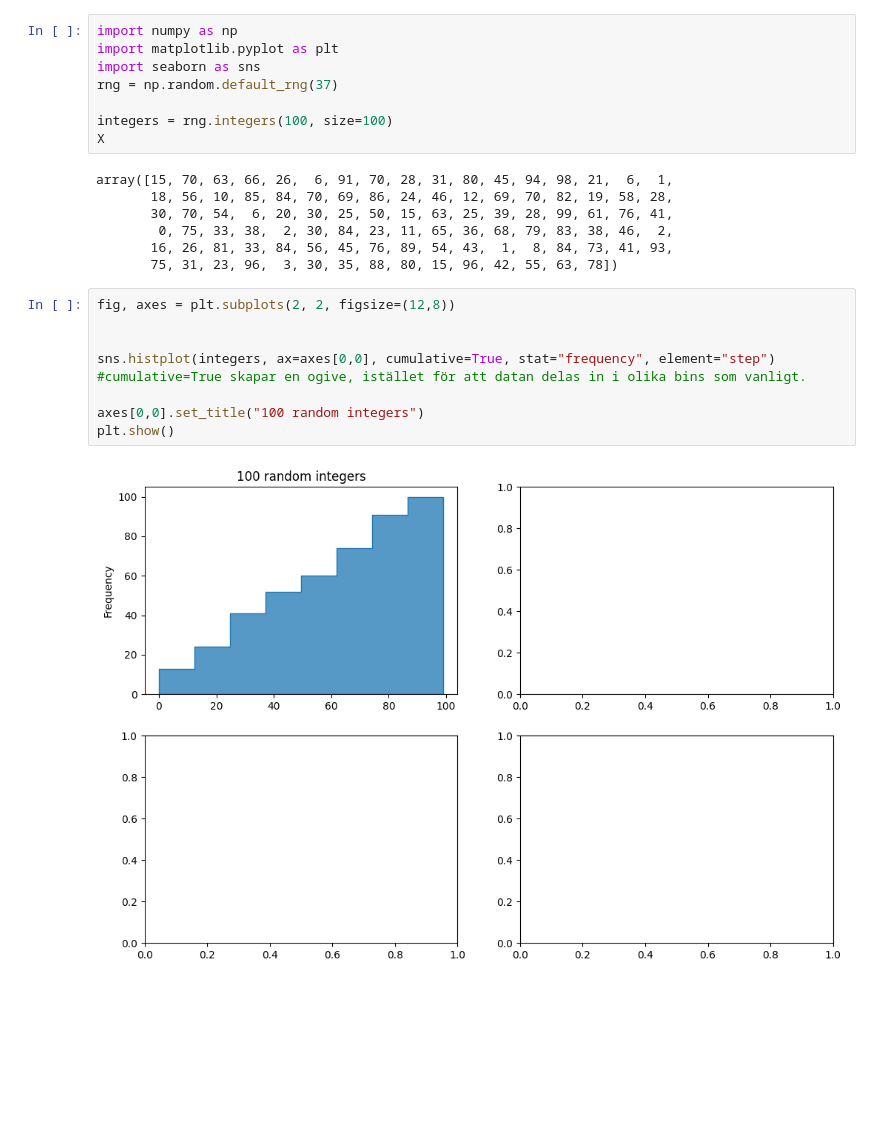
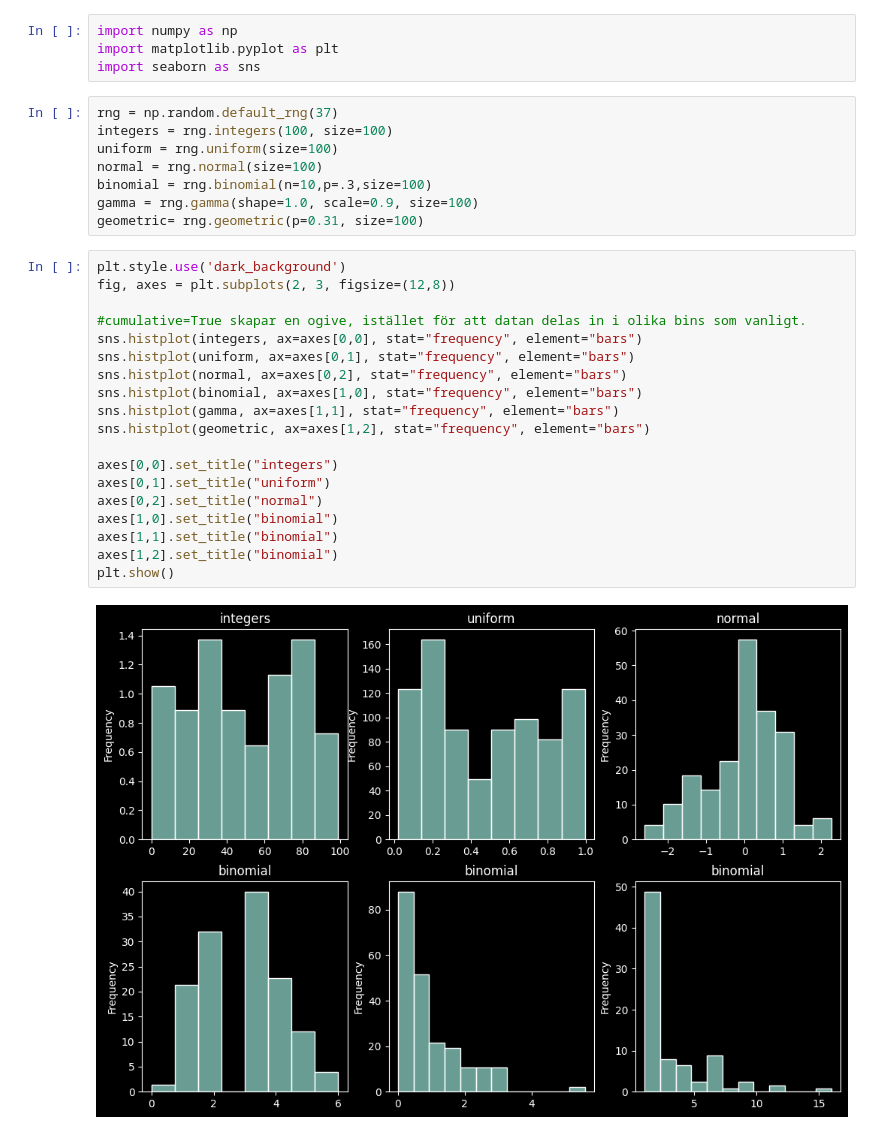
Before and after one commit to SebastianPetersson/Statistiska-metoder, a Jupyter notebook: python_repetition.ipynb, the cells around one changed output. Saved outputs shown, nothing was run; the diff lists cells and outputs as text; blank space fills up the shorter version.

Commit message:
Skapat Histogram och kumulativa histogram + ecdf-linje, gjort om till forloops och bättre kod.

```diff
--- a/python_repetition.ipynb
+++ b/python_repetition.ipynb
@@ -2,24 +2,32 @@
 import numpy as np
 import matplotlib.pyplot as plt
 import seaborn as sns
-rng = np.random.default_rng(37)
-
-integers = rng.integers(100, size=100)
-X
-# %% [output]
-array([15, 70, 63, 66, 26,  6, 91, 70, 28, 31, 80, 45, 94, 98, 21,  6,  1,
-       18, 56, 10, 85, 84, 70, 69, 86, 24, 46, 12, 69, 70, 82, 19, 58, 28,
-       30, 70, 54,  6, 20, 30, 25, 50, 15, 63, 25, 39, 28, 99, 61, 76, 41,
-        0, 75, 33, 38,  2, 30, 84, 23, 11, 65, 36, 68, 79, 83, 38, 46,  2,
-       16, 26, 81, 33, 84, 56, 45, 76, 89, 54, 43,  1,  8, 84, 73, 41, 93,
-       75, 31, 23, 96,  3, 30, 35, 88, 80, 15, 96, 42, 55, 63, 78])
-# %%
-fig, axes = plt.subplots(2, 2, figsize=(12,8))
-
-
-sns.histplot(integers, ax=axes[0,0], cumulative=True, stat="frequency", element="step") #cumulative=True skapar en ogive, istället för att datan delas in i olika bins som vanligt.
-
-axes[0,0].set_title("100 random integers")
-plt.show()
-# %% [output]
-[figure, removed]
+# %%
+rng = np.random.default_rng(37)
+integers = rng.integers(100, size=100)
+uniform = rng.uniform(size=100)
+normal = rng.normal(size=100)
+binomial = rng.binomial(n=10,p=.3,size=100)
+gamma = rng.gamma(shape=1.0, scale=0.9, size=100)
+geometric= rng.geometric(p=0.31, size=100)
+# %%
+plt.style.use('dark_background')
+fig, axes = plt.subplots(2, 3, figsize=(12,8))
+
+#cumulative=True skapar en ogive, istället för att datan delas in i olika bins som vanligt.
+sns.histplot(integers, ax=axes[0,0], stat="frequency", element="bars")
+sns.histplot(uniform, ax=axes[0,1], stat="frequency", element="bars")
+sns.histplot(normal, ax=axes[0,2], stat="frequency", element="bars")
+sns.histplot(binomial, ax=axes[1,0], stat="frequency", element="bars")
+sns.histplot(gamma, ax=axes[1,1], stat="frequency", element="bars")
+sns.histplot(geometric, ax=axes[1,2], stat="frequency", element="bars")
+
+axes[0,0].set_title("integers")
+axes[0,1].set_title("uniform")
+axes[0,2].set_title("normal")
+axes[1,0].set_title("binomial")
+axes[1,1].set_title("binomial")
+axes[1,2].set_title("binomial")
+plt.show()
+# %% [output]
+[figure, added]
```
Also changed, not shown: parts of 1 cell of this notebook.
